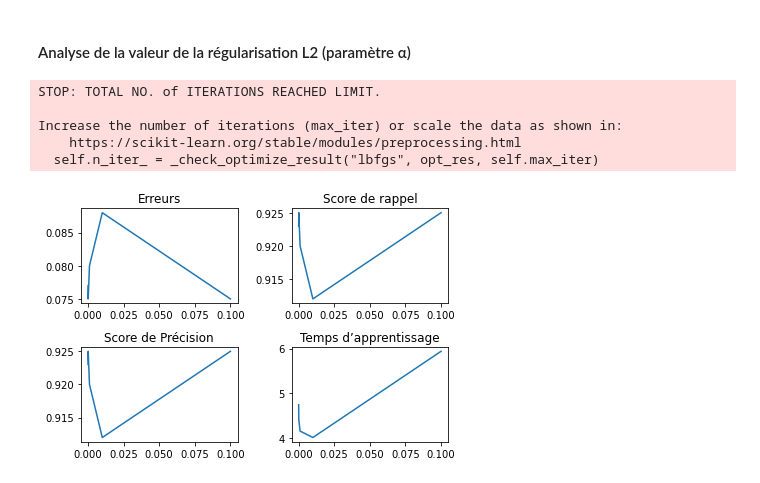
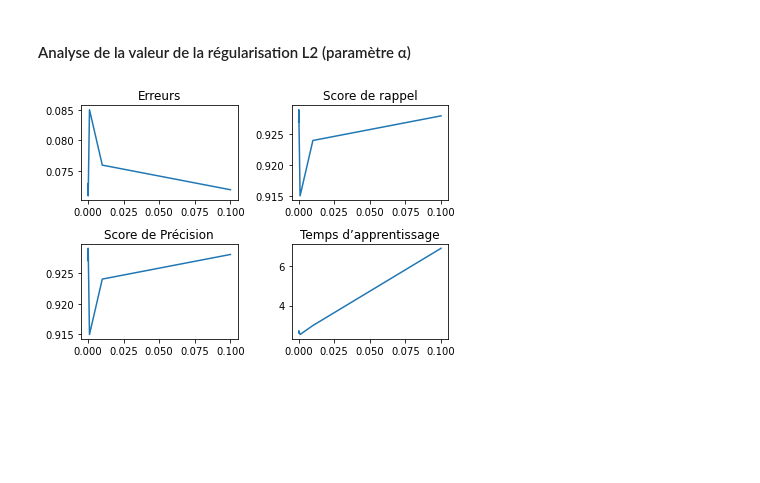
Before and after one commit to LMAGallois/AP_Supervis-, a Jupyter notebook: TP2_ANN.ipynb, the cells around one changed output. Drawn from its saved outputs; the diff is of its cells as text; code cells hidden in the pictures; blank space fills up the shorter version.

```diff
--- a/TP2_ANN.ipynb
+++ b/TP2_ANN.ipynb
@@ -191,7 +191,7 @@ times = []
 
 for fct in fcts:
     start = time.time()
-    clf = MLPClassifier(hidden_layer_sizes = layers, solver = 'lbfgs', activation = fct).fit(xtrain, ytrain)
+    clf = MLPClassifier(hidden_layer_sizes = layers, solver = 'adam', activation = fct).fit(xtrain, ytrain)
     recall = recall_score(target, clf.predict(data), average = 'micro')
     pr_score = precision_score(target, clf.predict(data), average='micro')
     error = zero_one_loss(target, clf.predict(data))
@@ -246,40 +236,35 @@ alphas = [10**(-i) for i in range(5,0,-1)]
 
 for alfa in alphas :
     start = time.time()
-    clf = MLPClassifier(hidden_layer_sizes = layers, solver = 'lbfgs', activation = 'relu', alpha = alfa).fit(xtrain, ytrain)
+    clf = MLPClassifier(hidden_layer_sizes = layers, solver = 'adam', activation = 'relu', alpha = alfa).fit(xtrain, ytrain)
     recall = recall_score(target, clf.predict(data), average = 'micro')
     pr_score = precision_score(target, clf.predict(data), average='micro')
     error = zero_one_loss(target, clf.predict(data))
     end = time.time()
     tps = end-start
 
     errors.append(error)
     recalls.append(recall)
     precisions.append(pr_score)
     times.append(tps)
 
 plt.subplot(2, 2, 1)
 plt.plot(alphas, errors)
 plt.title("Erreurs")
 
 plt.subplot(2, 2, 2)
 plt.plot(alphas, recalls)
 plt.title("Score de rappel")
 
 plt.subplot(2, 2, 3)
 plt.plot(alphas, precisions)
 plt.title("Score de Précision")
 
 plt.subplot(2, 2, 4)
 plt.plot(alphas, times)
 plt.title("Temps d’apprentissage")
 
 plt.tight_layout()
 plt.show()
 # %% [output]
-STOP: TOTAL NO. of ITERATIONS REACHED LIMIT.
-
-Increase the number of iterations (max_iter) or scale the data as shown in:
-    https://scikit-learn.org/stable/modules/preprocessing.html
-  self.n_iter_ = _check_optimize_result("lbfgs", opt_res, self.max_iter)
-[figure, old version]
+[figure, new version]
```
Also changed, not shown: parts of 1 cell of this notebook.
